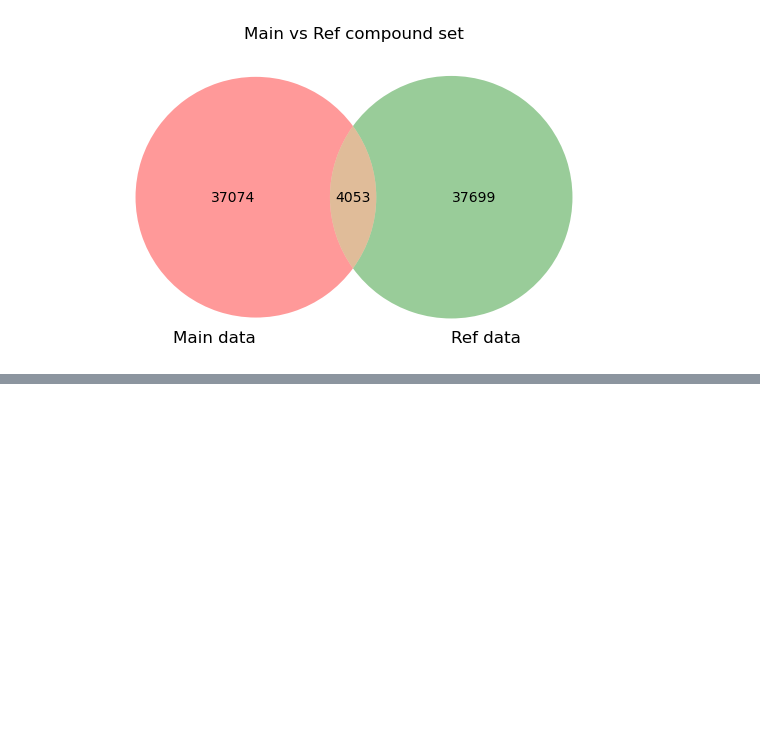
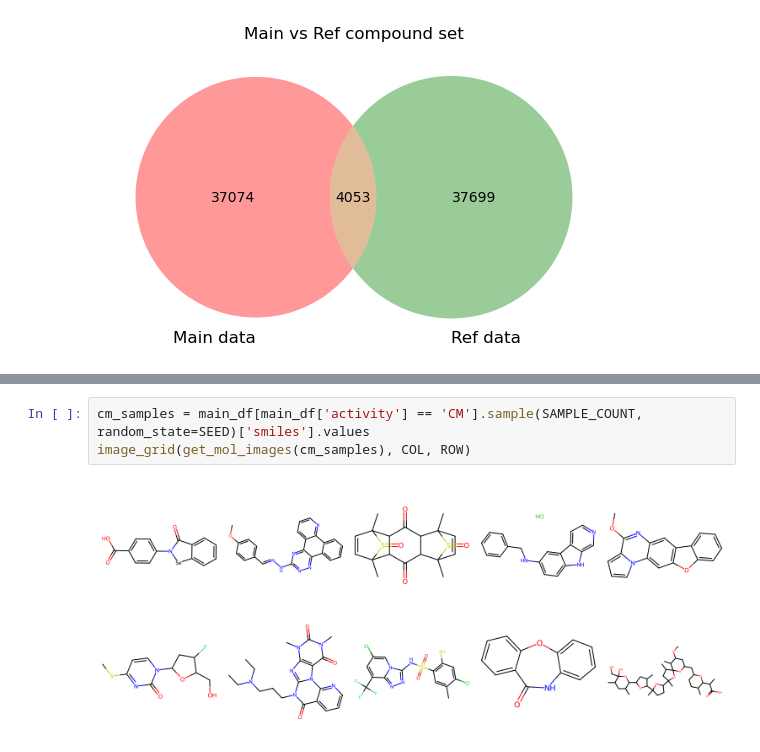
Before and after one commit to izzudd/interna-hiv, a Jupyter notebook: EDA.ipynb, the cells around one changed output, grey strips where cells are left out. Saved outputs shown, nothing was run; the diff lists cells and outputs as text; blank space fills up the shorter version.

```diff
--- a/EDA.ipynb
+++ b/EDA.ipynb
@@ -397,0 +424,5 @@ Chem.RDKFingerprint(Chem.MolFromSmiles('CO'))
+# %%
+cm_samples = main_df[main_df['activity'] == 'CM'].sample(SAMPLE_COUNT, random_state=SEED)['smiles'].values
+image_grid(get_mol_images(cm_samples), COL, ROW)
+# %% [output]
+[figure, added]
```
Also changed, not shown: parts of 14 cells of this notebook, 3 other files.
